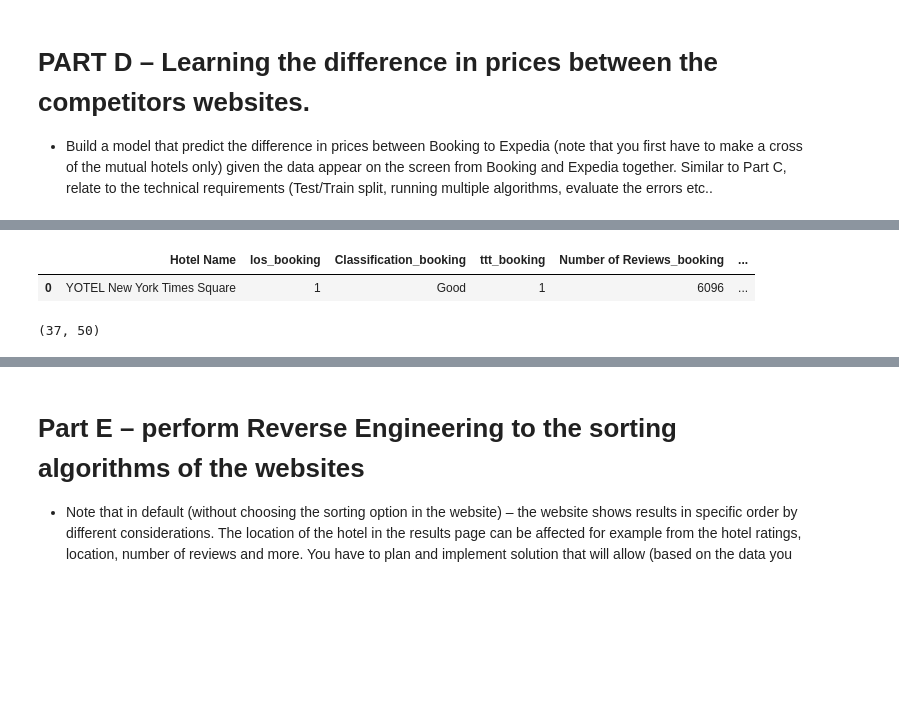
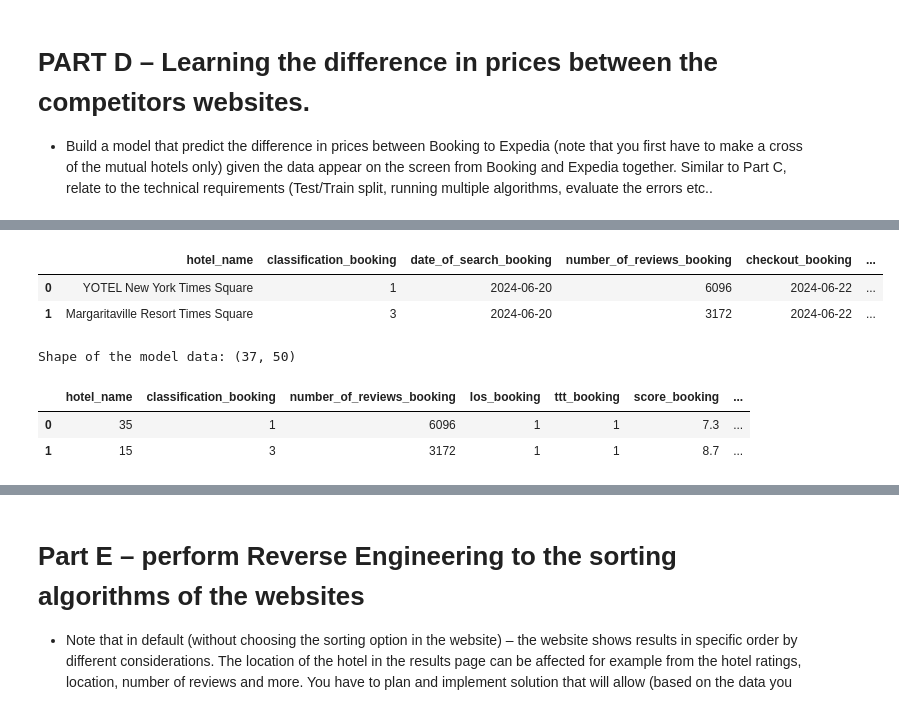
Before and after one commit to estivengrx/Freelancer-2, a Jupyter notebook: booking-expedia-project/main.ipynb, the cells around one changed output, grey strips where cells are left out. Drawn from its saved outputs; the diff is of its cells as text; code cells hidden in the pictures; blank space fills up the shorter version.

```diff
--- a/booking-expedia-project/main.ipynb
+++ b/booking-expedia-project/main.ipynb
@@ -925,44 +1066,43 @@ filterwarnings('ignore')
 # %%
-# Load the datasets
+# Original data, extracted in the first cells of the notebook but extracted again here just to clarify
 original_booking_data = pd.read_csv('scraped_data/booking_data.csv')
 original_expedia_data = pd.read_csv('scraped_data/expedia_data.csv')
 
-# Drop unnecessary columns
+# Treatment made also for the data before this
 original_booking_data = original_booking_data.drop(columns=['Card Deal', 'Cancellation Policy', 'Payment Policy'])
 original_booking_data = original_booking_data.dropna(subset=['Stars', 'Bed Type'])
-
 original_expedia_data = original_expedia_data.drop(columns=['Room Type', 'Bed Type', 'Cancellation Policy', 'Payment Policy'])
 original_expedia_data = original_expedia_data.dropna(subset=['Classification'])
-
-# Ensure data types are correct
-# Specify regex=False if ',' is not intended as a regex pattern
 original_expedia_data['Price Before Taxes'] = original_expedia_data['Price Before Taxes'].str.replace(',', '', regex=False).astype(float)
 original_booking_data['Price'] = original_booking_data['Price'].astype(float)
 original_booking_data['Taxes and Fees'] = original_booking_data['Taxes and Fees'].astype(float)
 original_booking_data['Total Price'] = original_booking_data['Total Price'].astype(float)
 
-# Drop duplicates based on 'Hotel Name'
 original_booking_data = original_booking_data.drop_duplicates(subset=['Hotel Name'])
 original_expedia_data = original_expedia_data.drop_duplicates(subset=['Hotel Name'])
 
-# Find mutual hotels
+# Finding mutual hotels and columns
 mutual_hotels = pd.merge(original_booking_data, original_expedia_data, on='Hotel Name', suffixes=('_booking', '_expedia'))
-
-# Find mutual columns
 mutual_columns_booking = set(original_booking_data.columns) & set(original_expedia_data.columns)
 mutual_columns_expedia = set(original_expedia_data.columns) & set(original_booking_data.columns)
 
-# Select relevant columns for the model, including all mutual columns
+# Selecting relevant columns for the model, including all mutual columns
 mutual_columns_booking = [col for col in mutual_columns_booking if col != 'Hotel Name']
 mutual_columns_expedia = [col for col in mutual_columns_expedia if col != 'Hotel Name']
-
 model_data = mutual_hotels[['Hotel Name'] + [col + '_booking' for col in mutual_columns_booking] + [col + '_expedia' for col in mutual_columns_expedia]]
 
-# Calculate the price difference
+# Calculating the price difference
 model_data['Price Difference'] = model_data['Total Price_booking'] - model_data['Total Price_expedia']
 
-# Display the result
-model_data.head(1)
+# More of the treatment made before
+new_columns = [col.replace(' ', '_').lower() for col in model_data.columns]
+model_data.columns = new_columns
+model_data['classification_booking'] = model_data['classification_booking'].map(ordinal_mapping_booking)
+model_data['classification_expedia'] = model_data['classification_expedia'].map(ordinal_mapping_expedia)
+
+# Overview of the data
+model_data.head(2)
 # %% [output]
-|  | Hotel Name | los_booking | Classification_booking | ttt_booking | Number of Reviews_booking | ... |
-| 0 | YOTEL New York Times Square | 1 | Good | 1 | 6096 | ... |
+|  | hotel_name | classification_booking | date_of_search_booking | number_of_reviews_booking | checkout_booking | ... |
+| 0 | YOTEL New York Times Square | 1 | 2024-06-20 | 6096 | 2024-06-22 | ... |
+| 1 | Margaritaville Resort Times Square | 3 | 2024-06-20 | 3172 | 2024-06-22 | ... |
@@ -975,7 +1109,5 @@ model_data['classification_expedia'] = model_data['classification_expedia'].map(
 # %%
-import pandas as pd
-from sklearn.preprocessing import LabelEncoder, OneHotEncoder
-
+# Here, there is also the encoding for the datetime columns, this is made again considering that the data was unified and the columns distribution changed
 # Convert date columns to datetime
 date_columns = ['checkin_booking', 'checkout_booking', 'date_of_search_booking',
                 'checkin_expedia', 'checkout_expedia', 'date_of_search_expedia']
@@ -998,13 +1130,9 @@ def extract_datetime_features(df, datetime_columns):
         df[f'{prefix}_month'] = df[col].dt.month
         df[f'{prefix}_day'] = df[col].dt.day
         df[f'{prefix}_dayofweek'] = df[col].dt.dayofweek
-
-    # Optionally, drop the original datetime columns
     df.drop(columns=[col for col, _ in datetime_columns], inplace=True)
-
     return df
 
-# Example usage
 datetime_columns = [
     ('checkin_booking', 'checkin_year_booking'),
     ('checkin_expedia', 'checkin_year_expedia'),
@@ -1016,14 +1144,14 @@ datetime_columns = [
 
 model_data = extract_datetime_features(model_data, datetime_columns)
 
-# Encode categorical columns
+# Encoding categorical columns
 categorical_columns = ['hotel_name', 'neighborhood_booking', 'neighborhood_expedia']
 
-# Use LabelEncoder for hotel_name since it is a unique identifier
+# Using LabelEncoder for hotel_name
 label_encoder = LabelEncoder()
 model_data['hotel_name'] = label_encoder.fit_transform(model_data['hotel_name'])
 
-# Use OneHotEncoder for neighborhood columns
+# Using OneHotEncoder for neighborhood columns
 one_hot_encoder = OneHotEncoder(drop='first')
 
 # Encode 'neighborhood_booking'
@@ -1041,17 +1169,19 @@ neighborhood_expedia_df = pd.DataFrame(neighborhood_expedia_encoded.toarray(), c
 neighborhood_booking_df.reset_index(drop=True, inplace=True)
 neighborhood_expedia_df.reset_index(drop=True, inplace=True)
 
-# Concatenate the original DataFrame with the encoded columns
-model_data.reset_index(drop=True, inplace=True)  # Ensure model_data's index is also reset to align with encoded DataFrames
+# Concatenating the original DataFrame with the encoded columns
+model_data.reset_index(drop=True, inplace=True)  # Ensuring model_data index is also reset to align with encoded DataFrames
 model_data = pd.concat([model_data, neighborhood_booking_df, neighborhood_expedia_df], axis=1)
-
-# Drop the original categorical columns
 model_data.drop(columns=['neighborhood_booking', 'neighborhood_expedia'], inplace=True)
 
-# Display the result
-model_data.shape
+# Shape and overview of the final data for the training of the model
+print(f'Shape of the model data: {model_data.shape}')
+model_data.head(2)
 # %% [output]
-(37, 50)
+Shape of the model data: (37, 50)
+|  | hotel_name | classification_booking | number_of_reviews_booking | los_booking | ttt_booking | score_booking | ... |
+| 0 | 35 | 1 | 6096 | 1 | 1 | 7.3 | ... |
+| 1 | 15 | 3 | 3172 | 1 | 1 | 8.7 | ... |
 # %%
 X = model_data.drop(columns=['price_difference'])
 y = model_data['price_difference']
```
Also changed, not shown: parts of 35 cells of this notebook.
